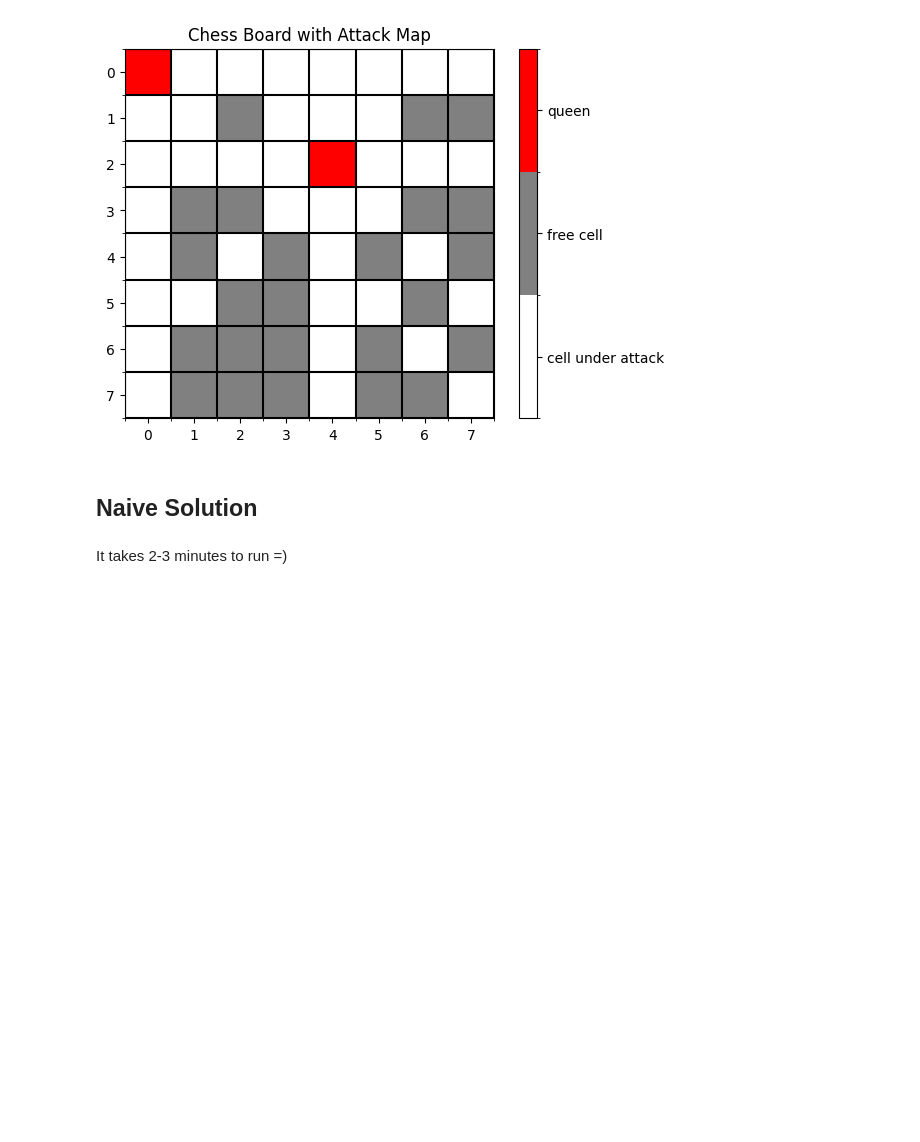
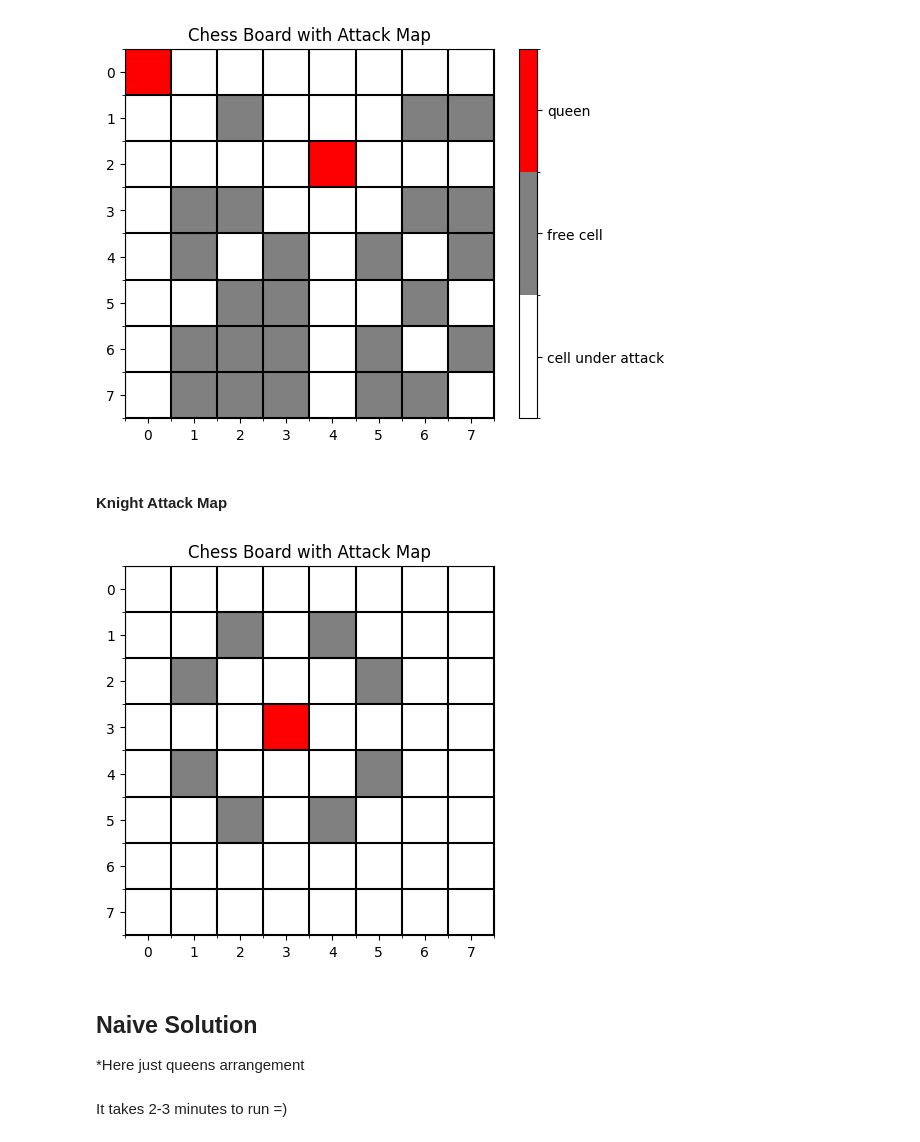
Before and after one commit to Tikhon-Radkevich/EPAM, a Jupyter notebook: combinatorics/knight.ipynb, the cells around one changed output. Drawn from its saved outputs; the diff is of its cells as text; code cells hidden in the pictures; blank space fills up the shorter version.

Commit message:
knight task compleated

```diff
--- a/combinatorics/knight.ipynb
+++ b/combinatorics/knight.ipynb
@@ -45,6 +44,13 @@ def get_queen_attack_coords(i, j):
         coords.add((i, k))
         coords.add((k, j))
     return coords
+
+def get_knight_attack_coords(i, j):
+    knight_steps = [(-2, 1), (-2, -1), (2, 1), (2, -1), (1, 2), (-1, 2), (1, -2), (-1, -2)]
+    coords = set()
+    for s_i, s_j in knight_steps:
+        coords.add((i+s_i, j+s_j))
+    return coords
 # %%
 DIAGONALS
 # %% [output]
@@ -76,7 +82,8 @@ def get_attack_board(queens_coords, free_cell=None):
                 chess_board[attack_i][attack_j] = 0
     else:
         chess_board = np.zeros((8, 8))
-        chess_board[list(free_cell)[0]] = 1
+        for c in free_cell:
+            chess_board[c] = 1
 
     for i, j in queens_coords:
         chess_board[i][j] = 2
@@ -136,6 +143,18 @@ visualize_chess_board(test_attack_map)
 # %% [output]
 [figure]
 [figure]
+# %% [markdown]
+#### Knight Attack Map
+# %%
+knight_coord = 3, 3
+coords = get_knight_attack_coords(*knight_coord)
+knight_attack_map = get_attack_board([], coords)
+knight_attack_map[knight_coord] = 2
+visualize_chess_board(knight_attack_map, show_colorbar=False)
+# %% [output]
+[figure, added]
 # %% [markdown]
 ## Naive Solution
+
+*Here just queens arrangement
 # %%
```
Also changed, not shown: parts of 9 cells of this notebook.
